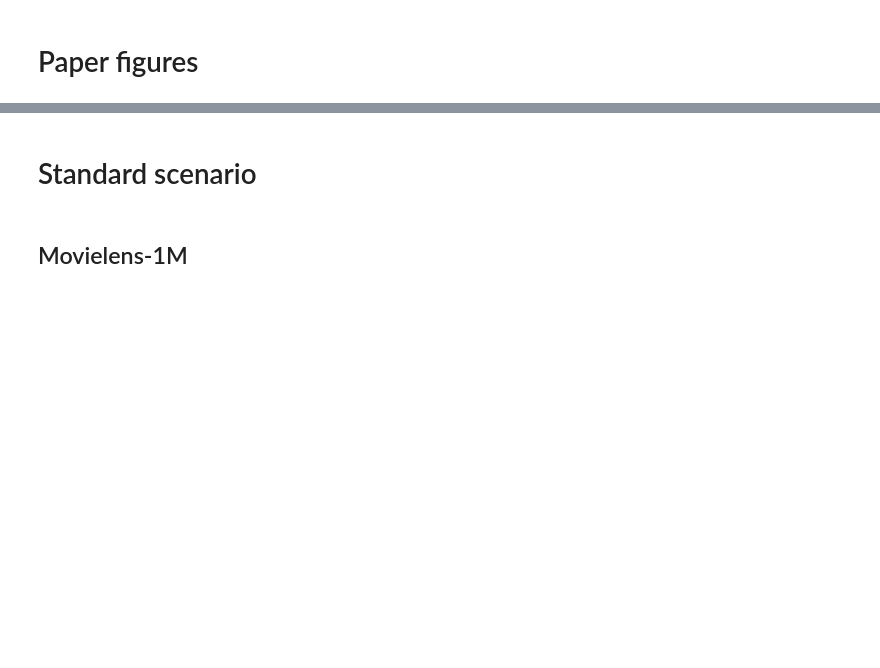
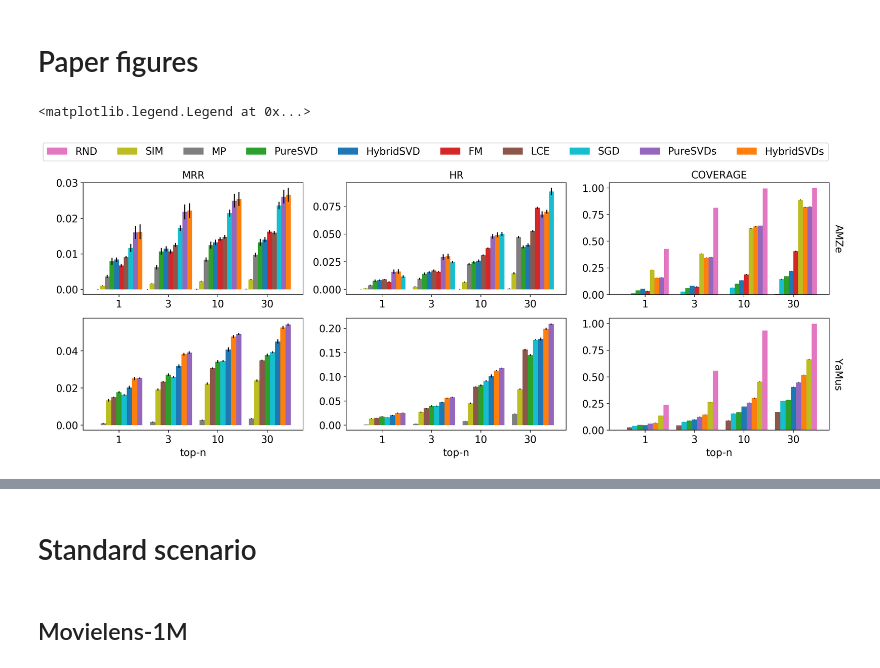
Before and after one commit to evfro/recsys19_hybridsvd, a Jupyter notebook: View_all_results.ipynb, the cells around one changed output, grey strips where cells are left out. Cells and saved outputs as stored; diff of their text form; code cells hidden in the pictures; blank space fills up the shorter version.

Commit message:
fix LCE not present on some figures

```diff
--- a/View_all_results.ipynb
+++ b/View_all_results.ipynb
@@ -197,20 +200,30 @@ ax[0, 0].legend(bbox_to_anchor=(3.41, 1.35), loc='upper right', ncol=10)
 # Paper figures
 # %%
 metrics = ['MRR', 'HR', 'COVERAGE']
-data_labels_std = ['ML10M', 'AMZe']
+data_labels_std = ['AMZe', 'YaMus']
 fig, ax = plt.subplots(len(data_labels_std), len(metrics), figsize=(16, 6))
 
 for i, lbl in enumerate(data_labels_std):
     for j, metric in enumerate(metrics):
         plot_topn_results([model[lbl] for model in all_standard if lbl in model],
                           metric, title=f'{metric}', ax=ax[i, j])
 
 for i, lbl in enumerate(data_labels_std):
-    ax[i, 0].set_ylabel(lbl)
+    ax[i, -1].set_ylabel(lbl, rotation=-90, labelpad=20)
+    ax[i, -1].yaxis.set_label_position("right")
+    if i != 0:
+        for axi in ax[i, :]:
+            axi.set_title('')
+    if i != len(data_labels_std)-1:
+        for axi in ax[i, :]:
+            axi.set_xlabel('')
 
 plt.tight_layout()
 ax[0, 0].legend(bbox_to_anchor=(3.41, 1.4), loc='upper right', ncol=10)
 # plt.savefig("std_ML10_AMZe.pdf", bbox_inches='tight')
+# %% [output]
+<matplotlib.legend.Legend at 0x...>
+[figure, added]
 # %%
 metrics = ['MRR', 'HR', 'COVERAGE']
 data_labels_cls = ['BX', 'YaMus']
```
Also changed, not shown: parts of 2 cells of this notebook, 3 other files.
